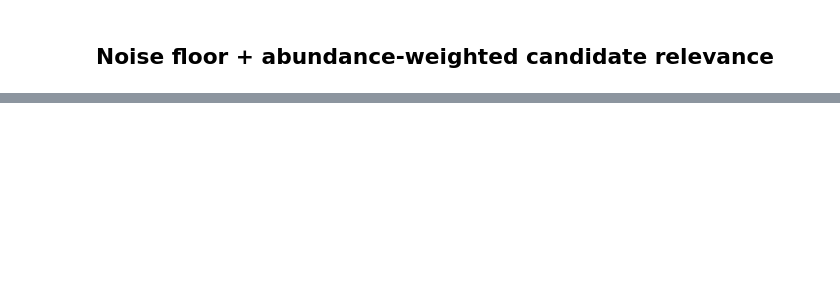
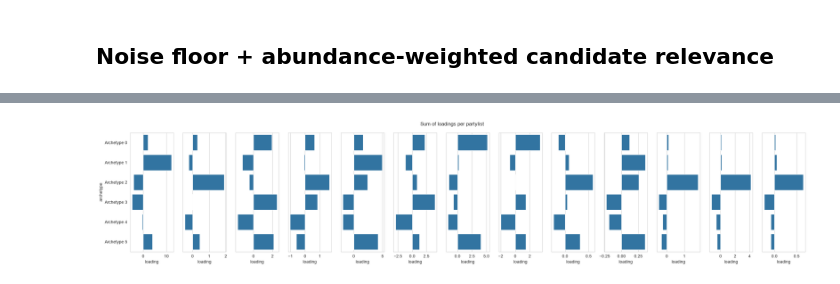
Before and after one commit to harjonillo/voting-unmixing-ph, a Jupyter notebook: notebooks/03_archetype_plots.ipynb, the cells around one changed output, grey strips where cells are left out. Cells and saved outputs as stored; diff of their text form; code cells hidden in the pictures; blank space fills up the shorter version.

```diff
--- a/notebooks/03_archetype_plots.ipynb
+++ b/notebooks/03_archetype_plots.ipynb
@@ -131,0 +195,23 @@ Archetype 6: 15.0%
+# %%
+
+partylists = df_archtype_partylists.party.unique()
+fig, axs = plt.subplots(1, len(partylists), figsize=(4 * M.shape[1], 5), sharey=True)
+
+for j in range(len(partylists)):
+    sns.barplot(
+        data=(
+            df_archetype_partylists_sum
+            .melt(
+                id_vars='party',
+                value_vars=[f'Archetype {j}' for j in range(M.shape[1])],
+                var_name='archetype', value_name='loading')
+            ).query(f'party == "{partylists[j]}"'),
+        y="archetype",
+        x="loading",
+        errorbar=None,
+        ax=axs[j]
+    )
+fig.suptitle("Sum of loadings per partylist")
+fig.tight_layout()
+# %% [output]
+[figure, added]
```
Also changed, not shown: parts of 15 cells of this notebook, 1 other file.
